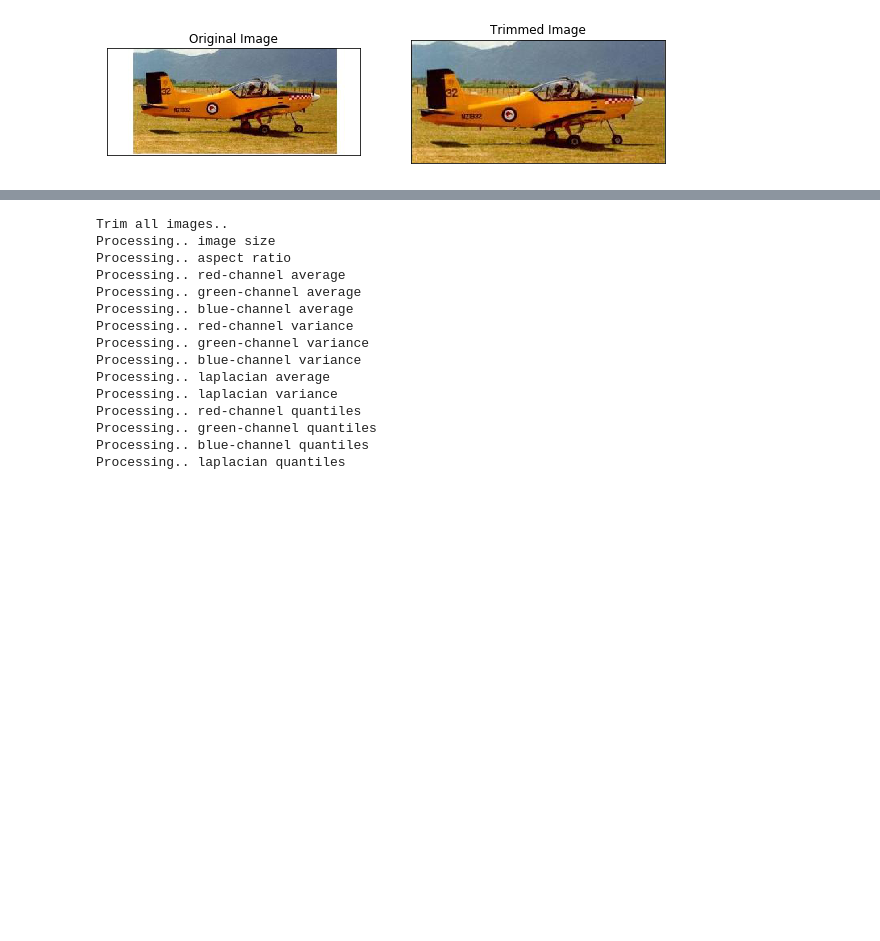
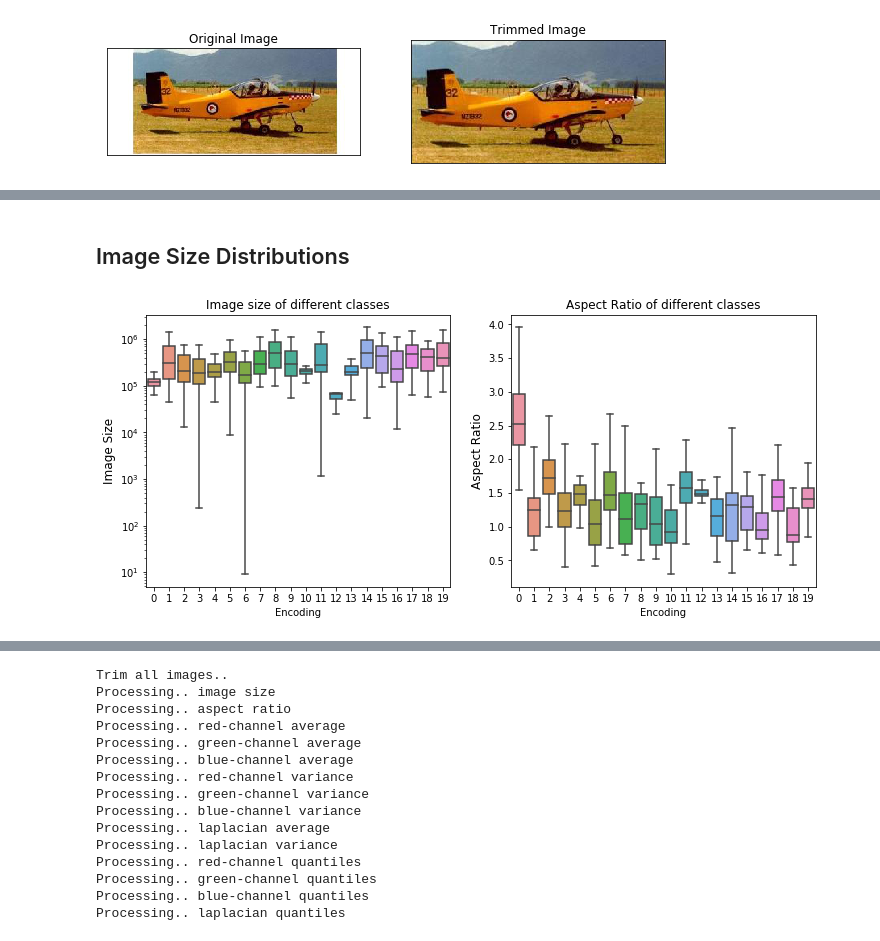
Before and after one commit to joey-lou/CS200_FP, a Jupyter notebook: GradProject_NB2.ipynb, the cells around one changed output, grey strips where cells are left out. Cells and saved outputs as stored; diff of their text form; code cells hidden in the pictures; blank space fills up the shorter version.

```diff
--- a/GradProject_NB2.ipynb
+++ b/GradProject_NB2.ipynb
@@ -393,0 +217,17 @@ feature_extract.trim_all(images)
+# %% [markdown]
+## Image Size Distributions
+# %%
+plt.figure(figsize=(12,5))
+plt.subplot(1,2,1)
+sns.boxplot(train_data.Encoding,(train_data['Pictures'].apply(feature_extract.ft_size)), showfliers=False)
+plt.title("Image size of different classes",fontsize = 12)
+plt.yscale("log")
+plt.ylabel("Image Size",fontsize = 12)
+plt.subplot(1,2,2)
+sns.boxplot(train_data.Encoding,train_data['Pictures'].apply(feature_extract.ft_aspect_ratio), showfliers=False)
+plt.title("Aspect Ratio of different classes",fontsize = 12)
+plt.ylabel("Aspect Ratio",fontsize = 12)
+
+plt.savefig('images/aa')
+# %% [output]
+[figure, added]
```
Also changed, not shown: parts of 61 cells of this notebook, 25 other files.
